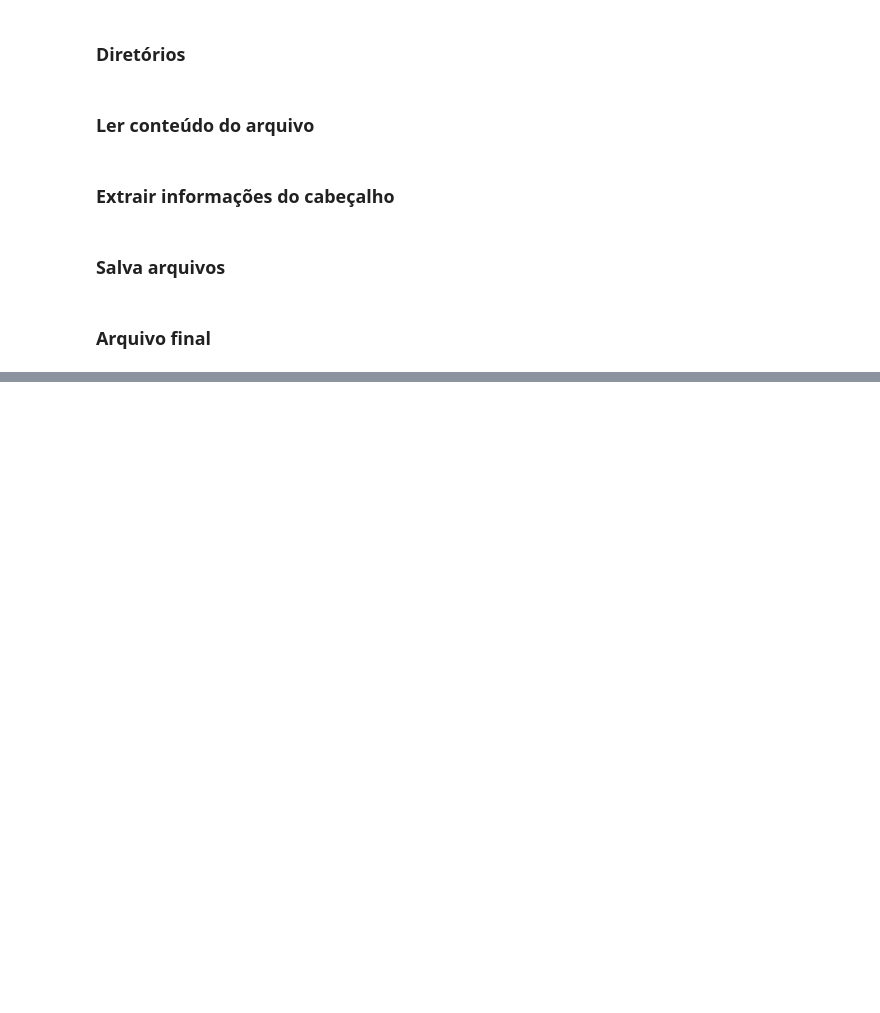
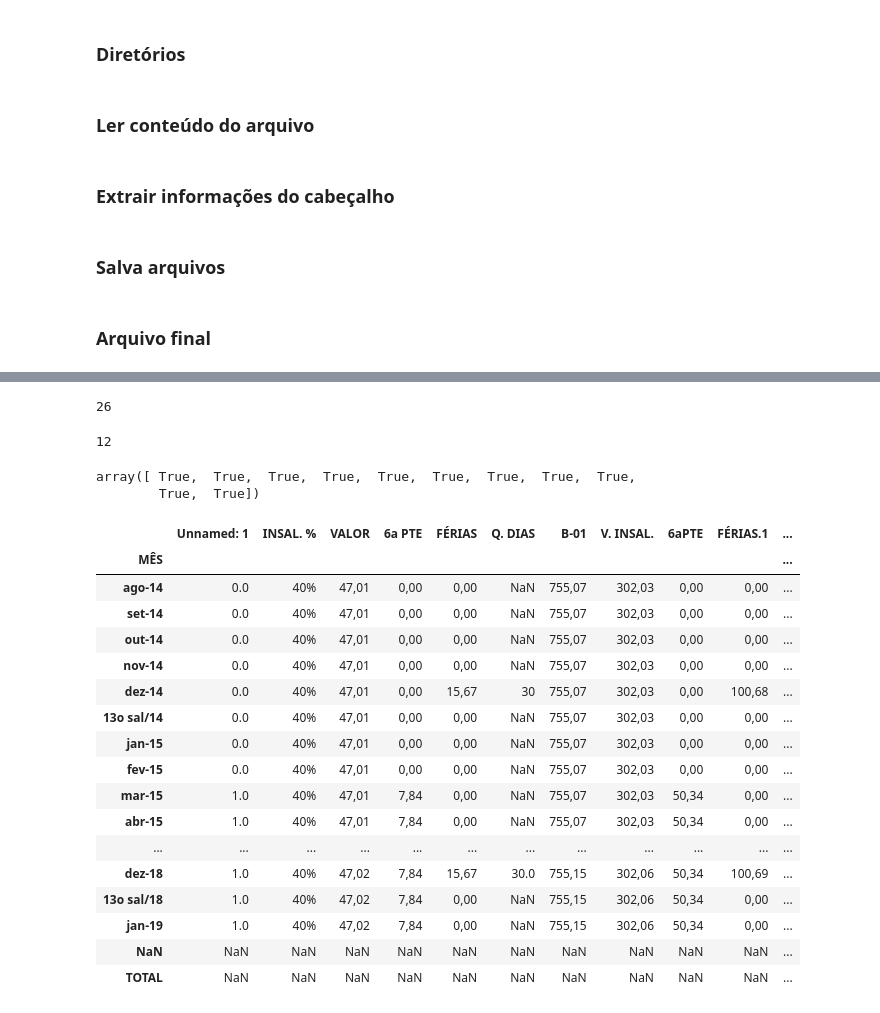
Before and after one commit to VinicusGB/scrapy_dom, a Jupyter notebook: sfmsp/sfmsp.ipynb, the cells around one changed output, grey strips where cells are left out. Drawn from its saved outputs; the diff is of its cells as text; code cells hidden in the pictures; blank space fills up the shorter version.

```diff
--- a/sfmsp/sfmsp.ipynb
+++ b/sfmsp/sfmsp.ipynb
@@ -119,0 +207,2 @@ for file in DATA_FILES:
+# %%
+pg2.append(pg2.columns)
@@ -119,0 +220,40 @@ for file in DATA_FILES:
+# %%
+len(pg2)
+# %% [output]
+26
+# %%
+pg2.columns = colunas2
+# %%
+len(pg2.columns)
+# %% [output]
+12
+# %%
+pg2.set_index('MÊS', inplace = True)
+# %%
+pg2.columns == pg1.columns
+# %% [output]
+array([ True,  True,  True,  True,  True,  True,  True,  True,  True,
+        True,  True])
+# %%
+pg3 = pg1.append(pg2)
+# %%
+pg3.tail(60)
+# %% [output]
+|  | Unnamed: 1 | INSAL. % | VALOR | 6a PTE | FÉRIAS | Q. DIAS | B-01 | V. INSAL. | 6aPTE | FÉRIAS.1 | ... |
+| MÊS |  |  |  |  |  |  |  |  |  |  | ... |
+| ago-14 | 0.0 | 40% | 47,01 | 0,00 | 0,00 | NaN | 755,07 | 302,03 | 0,00 | 0,00 | ... |
+| set-14 | 0.0 | 40% | 47,01 | 0,00 | 0,00 | NaN | 755,07 | 302,03 | 0,00 | 0,00 | ... |
+| out-14 | 0.0 | 40% | 47,01 | 0,00 | 0,00 | NaN | 755,07 | 302,03 | 0,00 | 0,00 | ... |
+| nov-14 | 0.0 | 40% | 47,01 | 0,00 | 0,00 | NaN | 755,07 | 302,03 | 0,00 | 0,00 | ... |
+| dez-14 | 0.0 | 40% | 47,01 | 0,00 | 15,67 | 30 | 755,07 | 302,03 | 0,00 | 100,68 | ... |
+| 13o sal/14 | 0.0 | 40% | 47,01 | 0,00 | 0,00 | NaN | 755,07 | 302,03 | 0,00 | 0,00 | ... |
+| jan-15 | 0.0 | 40% | 47,01 | 0,00 | 0,00 | NaN | 755,07 | 302,03 | 0,00 | 0,00 | ... |
+| fev-15 | 0.0 | 40% | 47,01 | 0,00 | 0,00 | NaN | 755,07 | 302,03 | 0,00 | 0,00 | ... |
+| mar-15 | 1.0 | 40% | 47,01 | 7,84 | 0,00 | NaN | 755,07 | 302,03 | 50,34 | 0,00 | ... |
+| abr-15 | 1.0 | 40% | 47,01 | 7,84 | 0,00 | NaN | 755,07 | 302,03 | 50,34 | 0,00 | ... |
+| ... | ... | ... | ... | ... | ... | ... | ... | ... | ... | ... | ... |
+| dez-18 | 1.0 | 40% | 47,02 | 7,84 | 15,67 | 30.0 | 755,15 | 302,06 | 50,34 | 100,69 | ... |
+| 13o sal/18 | 1.0 | 40% | 47,02 | 7,84 | 0,00 | NaN | 755,15 | 302,06 | 50,34 | 0,00 | ... |
+| jan-19 | 1.0 | 40% | 47,02 | 7,84 | 0,00 | NaN | 755,15 | 302,06 | 50,34 | 0,00 | ... |
+| NaN | NaN | NaN | NaN | NaN | NaN | NaN | NaN | NaN | NaN | NaN | ... |
+| TOTAL | NaN | NaN | NaN | NaN | NaN | NaN | NaN | NaN | NaN | NaN | ... |
```
Also changed, not shown: parts of 21 cells of this notebook, 1 other file.
